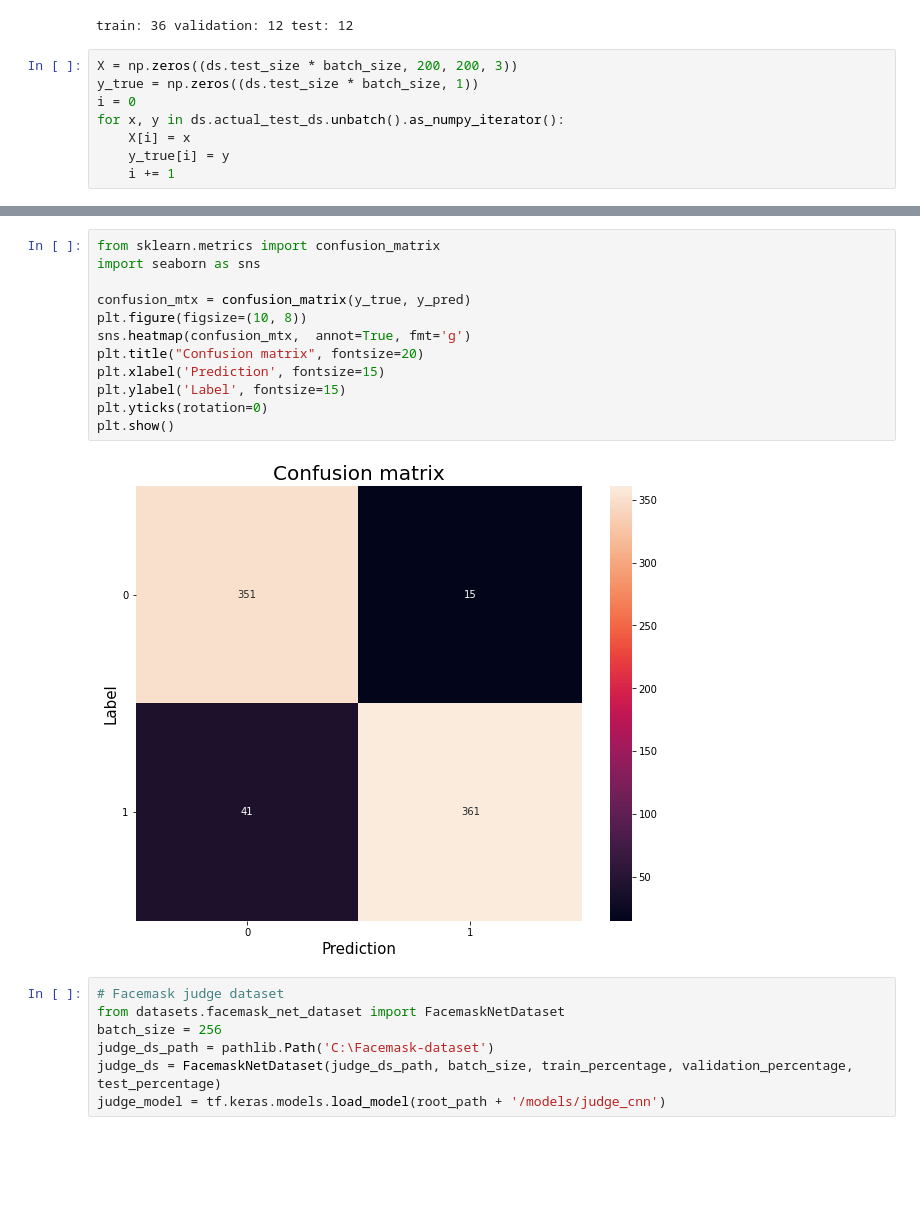
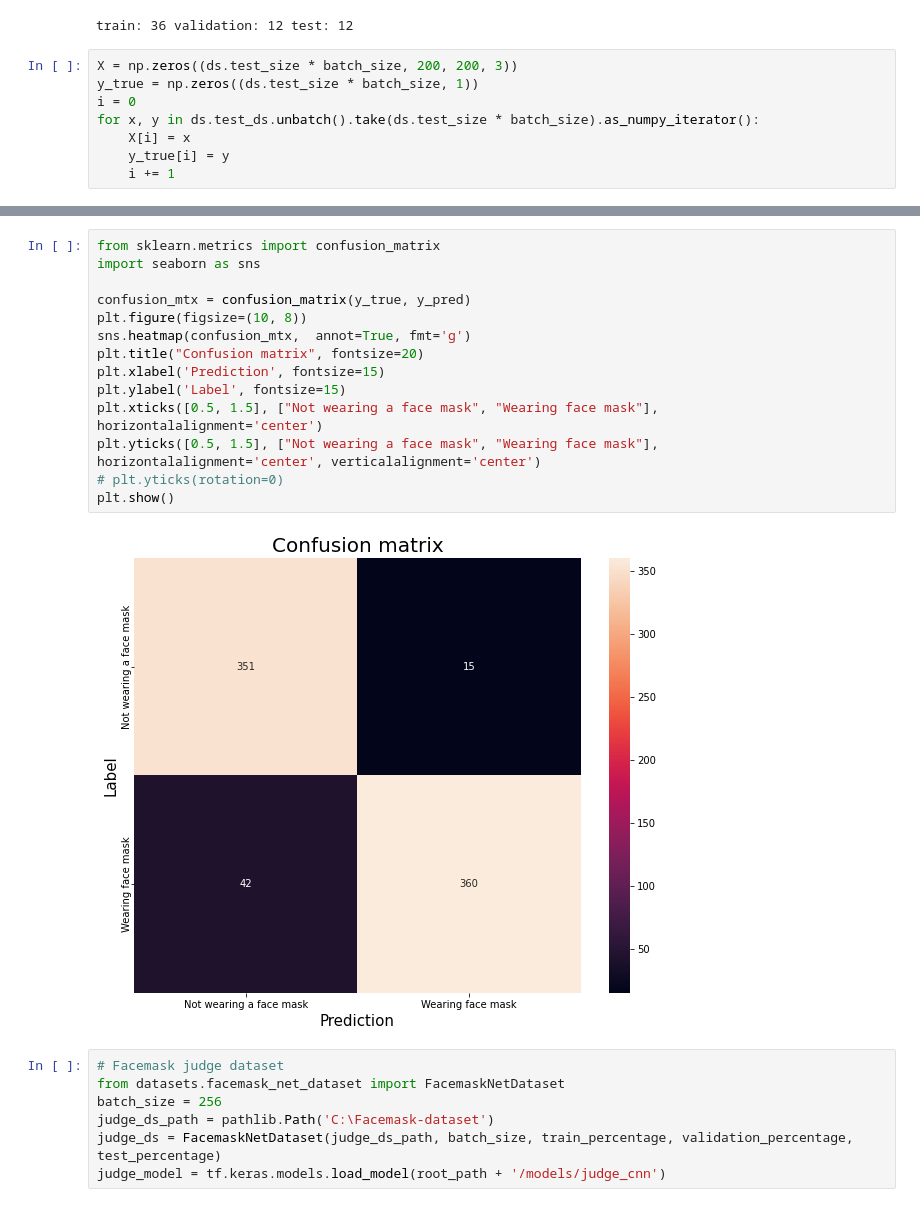
Before and after one commit to metalglove/mask-detection, a Jupyter notebook: notebooks/2 - Evaluating deep learning models.ipynb, the cells around one changed output, grey strips where cells are left out. Cells and saved outputs as stored; diff of their text form; blank space fills up the shorter version.

```diff
--- a/notebooks/2 - Evaluating deep learning models.ipynb
+++ b/notebooks/2 - Evaluating deep learning models.ipynb
@@ -46,7 +46,7 @@ train: 36 validation: 12 test: 12
 X = np.zeros((ds.test_size * batch_size, 200, 200, 3))
 y_true = np.zeros((ds.test_size * batch_size, 1))
 i = 0
-for x, y in ds.actual_test_ds.unbatch().as_numpy_iterator():
+for x, y in ds.test_ds.unbatch().take(ds.test_size * batch_size).as_numpy_iterator():
     X[i] = x
     y_true[i] = y
     i += 1
@@ -66,17 +66,19 @@ y_pred = y_pred > 0.5
 # %%
 from sklearn.metrics import confusion_matrix
 import seaborn as sns
 
 confusion_mtx = confusion_matrix(y_true, y_pred)
 plt.figure(figsize=(10, 8))
 sns.heatmap(confusion_mtx,  annot=True, fmt='g')
 plt.title("Confusion matrix", fontsize=20)
 plt.xlabel('Prediction', fontsize=15)
 plt.ylabel('Label', fontsize=15)
-plt.yticks(rotation=0)
+plt.xticks([0.5, 1.5], ["Not wearing a face mask", "Wearing face mask"], horizontalalignment='center')
+plt.yticks([0.5, 1.5], ["Not wearing a face mask", "Wearing face mask"], horizontalalignment='center', verticalalignment='center')
+# plt.yticks(rotation=0)
 plt.show()
 # %% [output]
-[figure, old version]
+[figure, new version]
 # %%
 # Facemask judge dataset
 from datasets.facemask_net_dataset import FacemaskNetDataset
```
Also changed, not shown: parts of 5 cells of this notebook, 1 other file.
